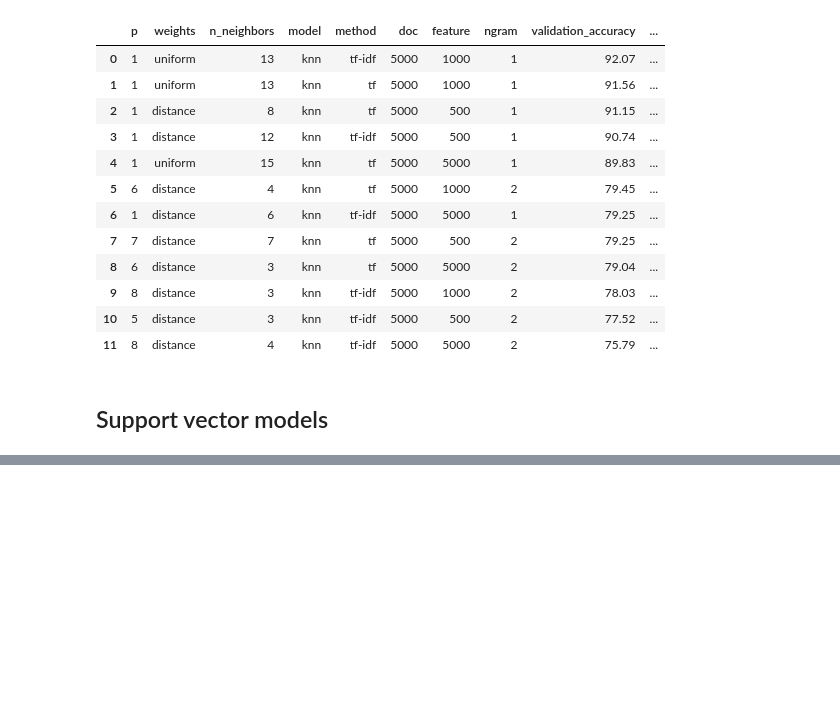
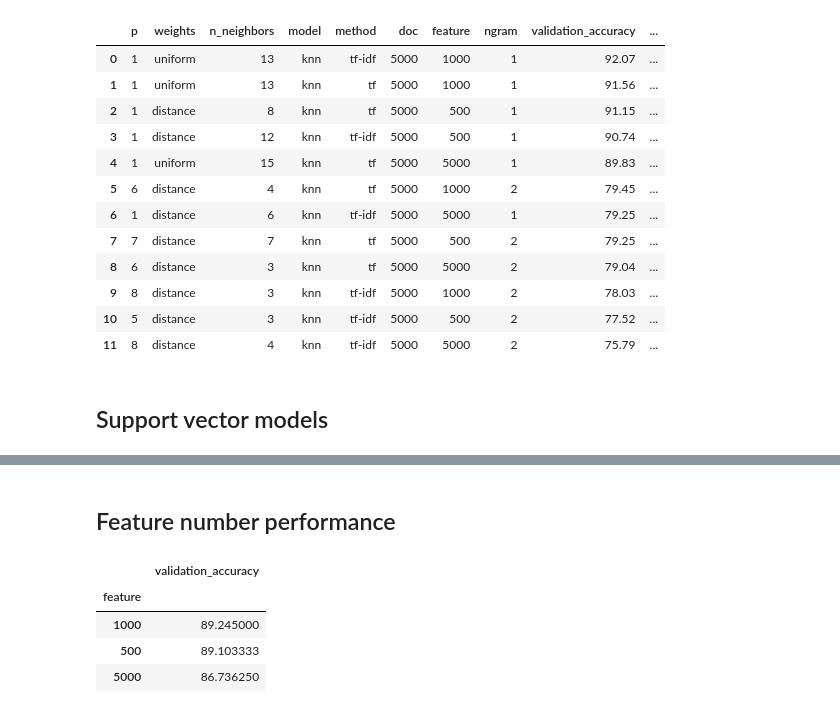
Before and after one commit to benjaminperucco/udacity-nano-mle, a Jupyter notebook: 5 Capstone/2 Project/3_postprocessing.ipynb, the cells around one changed output, grey strips where cells are left out. Cells and saved outputs as stored; diff of their text form; code cells hidden in the pictures; blank space fills up the shorter version.

```diff
--- a/5 Capstone/2 Project/3_postprocessing.ipynb
+++ b/5 Capstone/2 Project/3_postprocessing.ipynb
@@ -170,0 +198,11 @@ results_svc.head(results_svc.shape[0]) # display all
+# %% [markdown]
+## Feature number performance
+# %%
+feature_performance = evaluate_average_performance(results, 'feature')
+feature_performance
+# %% [output]
+|  | validation_accuracy |
+| feature |  |
+| 1000 | 89.245000 |
+| 500 | 89.103333 |
+| 5000 | 86.736250 |
```
Also changed, not shown: parts of 11 cells of this notebook.
